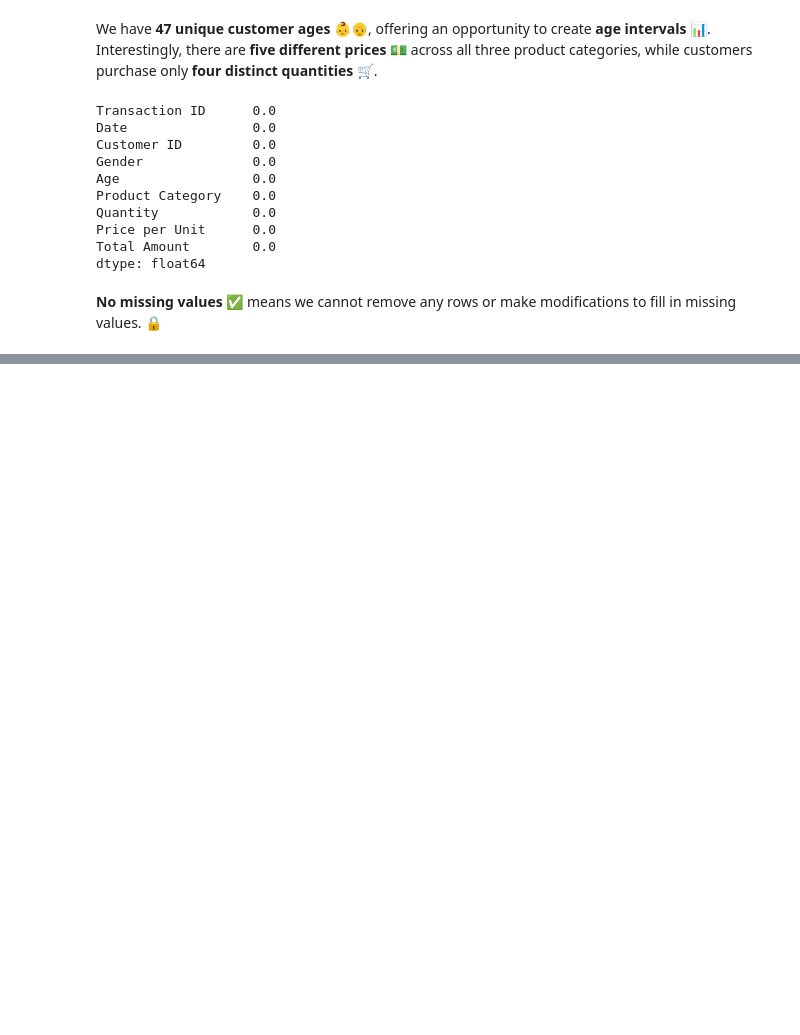
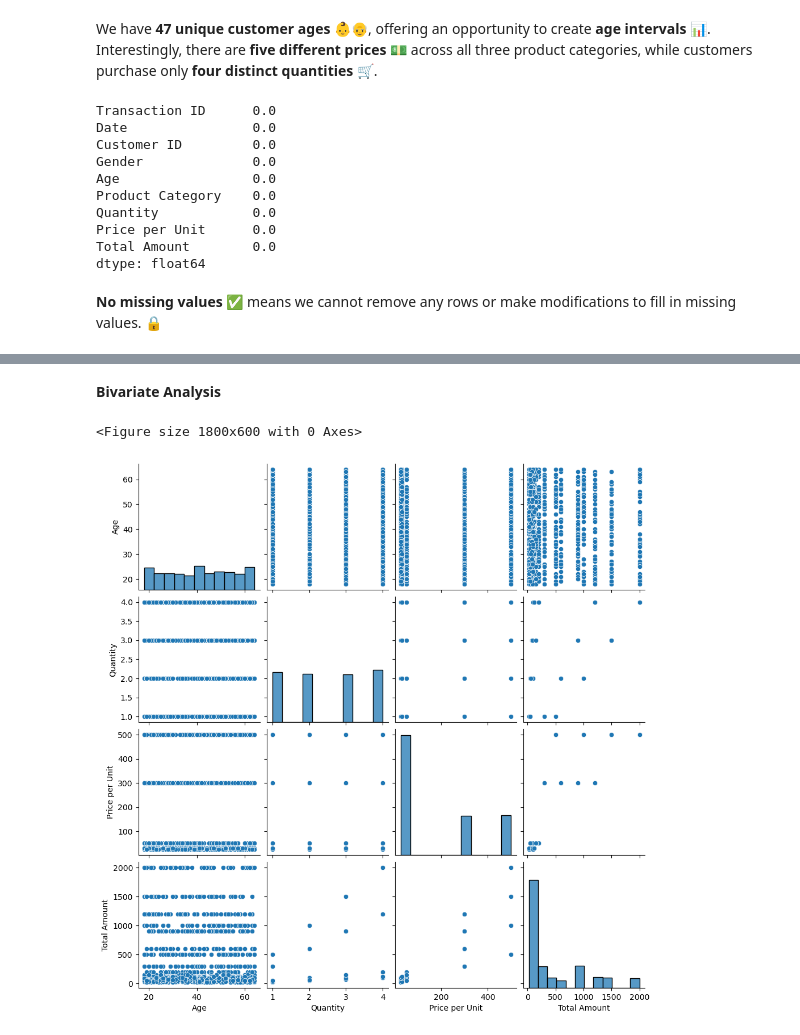
Before and after one commit to Team9DSI/Retail-Sales-and-Customer-Demographics, a Jupyter notebook: data/processed/EDA_Srujana.ipynb, the cells around one changed output, grey strips where cells are left out. Cells and saved outputs as stored; diff of their text form; code cells hidden in the pictures; blank space fills up the shorter version.

```diff
--- a/data/processed/EDA_Srujana.ipynb
+++ b/data/processed/EDA_Srujana.ipynb
@@ -123,0 +226,9 @@ Numerical Variables:
+# %% [markdown]
+**Bivariate Analysis**
+# %%
+plt.figure(figsize=(18,6))
+sns.pairplot(data=retail_data.drop(['Date','Customer ID','Transaction ID'],axis=1))
+plt.show()
+# %% [output]
+<Figure size 1800x600 with 0 Axes>
+[figure, added]
```
Also changed, not shown: parts of 7 cells of this notebook.
